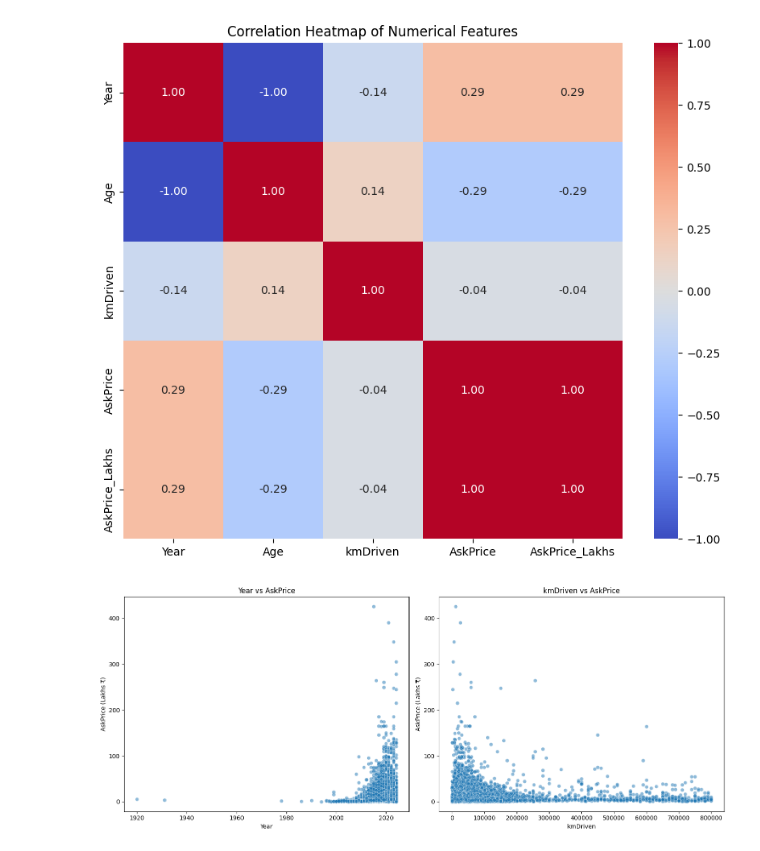
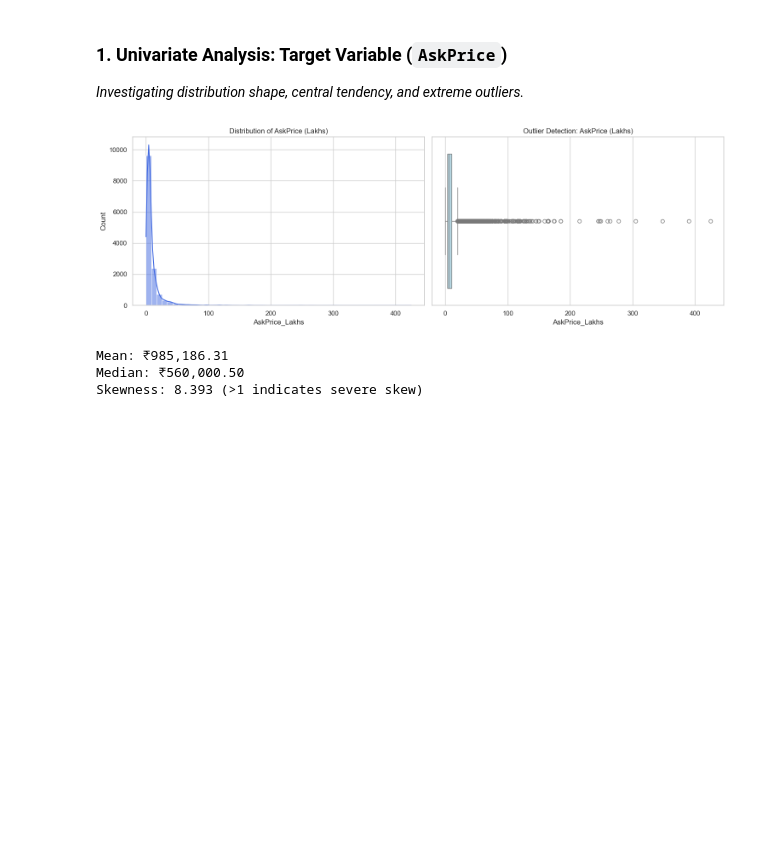
Before and after one commit to dipjyotisarma-dev/used-cars-price-prediction, a Jupyter notebook: notebooks/03_exploratory_data_analysis.ipynb, the cells around one changed output. Drawn from its saved outputs; the diff is of its cells as text; code cells hidden in the pictures; blank space fills up the shorter version.

Commit message:
feat: complete eda notebook identifying skewness, outliers, and multicollinearity

```diff
--- a/notebooks/03_exploratory_data_analysis.ipynb
+++ b/notebooks/03_exploratory_data_analysis.ipynb
@@ -42,36 +18,26 @@ Skewness: 8.393
-# %%
-# 1. Filter for numerical columns only
-numeric_cols = df.select_dtypes(include=['int64', 'float64']).columns
-df_numeric = df[numeric_cols].copy()
-
-# Create a readable target column (Prices in Lakhs)
-df_numeric['AskPrice_Lakhs'] = df_numeric['AskPrice'] / 100000
-
-# 2. Calculate the correlation matrix
-corr_matrix = df_numeric.corr()
-
-# 3. Plot the Correlation Heatmap
-plt.figure(figsize=(10, 8))
-# We annotate the heatmap to show the actual correlation scores
-sns.heatmap(corr_matrix, annot=True, cmap='coolwarm', fmt=".2f", vmin=-1, vmax=1)
-plt.title('Correlation Heatmap of Numerical Features')
-plt.show()
-
-# 4. Plot Scatter Plots
-fig, axes = plt.subplots(1, 2, figsize=(15, 6))
-
-# Year vs AskPrice
-sns.scatterplot(data=df_numeric, x='Year', y='AskPrice_Lakhs', ax=axes[0], alpha=0.5)
-axes[0].set_title('Year vs AskPrice')
-axes[0].set_ylabel('AskPrice (Lakhs ₹)')
-
-# kmDriven vs AskPrice
-sns.scatterplot(data=df_numeric, x='kmDriven', y='AskPrice_Lakhs', ax=axes[1], alpha=0.5)
-axes[1].set_title('kmDriven vs AskPrice')
-axes[1].set_ylabel('AskPrice (Lakhs ₹)')
-
-plt.tight_layout()
-plt.show()
-# %% [output]
-[figure, removed]
-[figure, removed]
+# %% [markdown]
+### 1. Univariate Analysis: Target Variable (`AskPrice`)
+*Investigating distribution shape, central tendency, and extreme outliers.*
+# %%
+fig, axes = plt.subplots(1, 2, figsize=(15, 5))
+
+# Histogram + KDE
+sns.histplot(df['AskPrice_Lakhs'], kde=True, ax=axes[0], color='royalblue', bins=50)
+axes[0].set_title('Distribution of AskPrice (Lakhs)')
+
+# Boxplot
+sns.boxplot(x=df['AskPrice_Lakhs'], ax=axes[1], color='lightblue')
+axes[1].set_title('Outlier Detection: AskPrice (Lakhs)')
+
+plt.tight_layout()
+plt.show()
+
+# Print critical statistics
+print(f"Mean: ₹{df['AskPrice'].mean():,.2f}")
+print(f"Median: ₹{df['AskPrice'].median():,.2f}")
+print(f"Skewness: {df['AskPrice'].skew():.3f} (>1 indicates severe skew)")
+# %% [output]
+[figure, added]
+Mean: ₹985,186.31
+Median: ₹560,000.50
+Skewness: 8.393 (>1 indicates severe skew)
```
Also changed, not shown: parts of 6 cells of this notebook.
